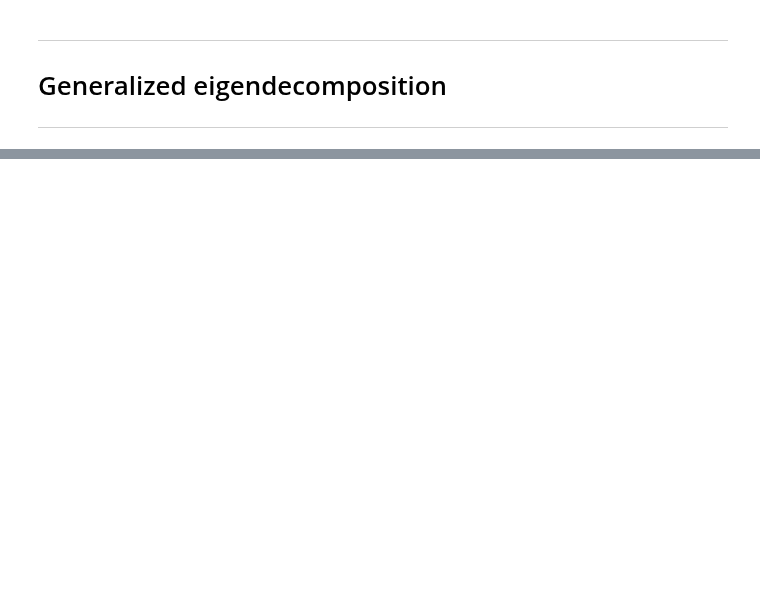
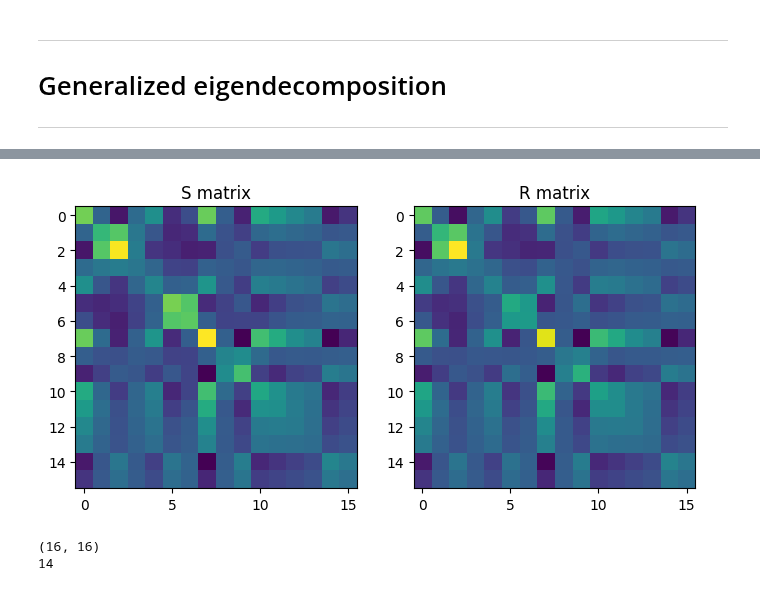
Before and after one commit to SiracencoSerghei/linear_algebra, a Jupyter notebook: 3.1_eigen_decomposition/3.1_9_generalizedEig.ipynb, the cells around one changed output, grey strips where cells are left out. Drawn from its saved outputs; the diff is of its cells as text; code cells hidden in the pictures; blank space fills up the shorter version.

```diff
--- a/3.1_eigen_decomposition/3.1_9_generalizedEig.ipynb
+++ b/3.1_eigen_decomposition/3.1_9_generalizedEig.ipynb
@@ -53,0 +106,42 @@ plt.show()
+# %%
+import scipy.io as sio
+import io
+import requests
+
+# load data
+# Correct URL to the raw .mat file on GitHub
+data_url = "https://raw.githubusercontent.com/SiracencoSerghei/linear_algebra/main/3.1_eigen_decomposition/real_matrices.mat"
+
+# Download the file using a GET request
+response = requests.get(data_url)
+
+# Check if the download was successful
+if response.status_code == 200:  # status code 200 indicates the request was successful
+    # Convert the response content to a byte stream
+    byte_stream = io.BytesIO(response.content)
+    # Load the .mat file directly from the byte stream into a Python variable
+    data = sio.loadmat(byte_stream)
+    # Now you can work with the data stored in the 'data' dictionary
+else:
+    print("Failed to download the file.")
+
+S = data['S']
+R = data['R']
+
+# let's have a look..
+fig,ax = plt.subplots(1,2,figsize=(8,5))
+ax[0].imshow(S)
+ax[0].set_title('S matrix')
+
+ax[1].imshow(R)
+ax[1].set_title('R matrix')
+
+plt.show()
+# %% [output]
+[figure, added]
+# %%
+print(np.shape(R))
+print(np.linalg.matrix_rank(R))
+# %% [output]
+(16, 16)
+14
```
Also changed, not shown: parts of 6 cells of this notebook.
